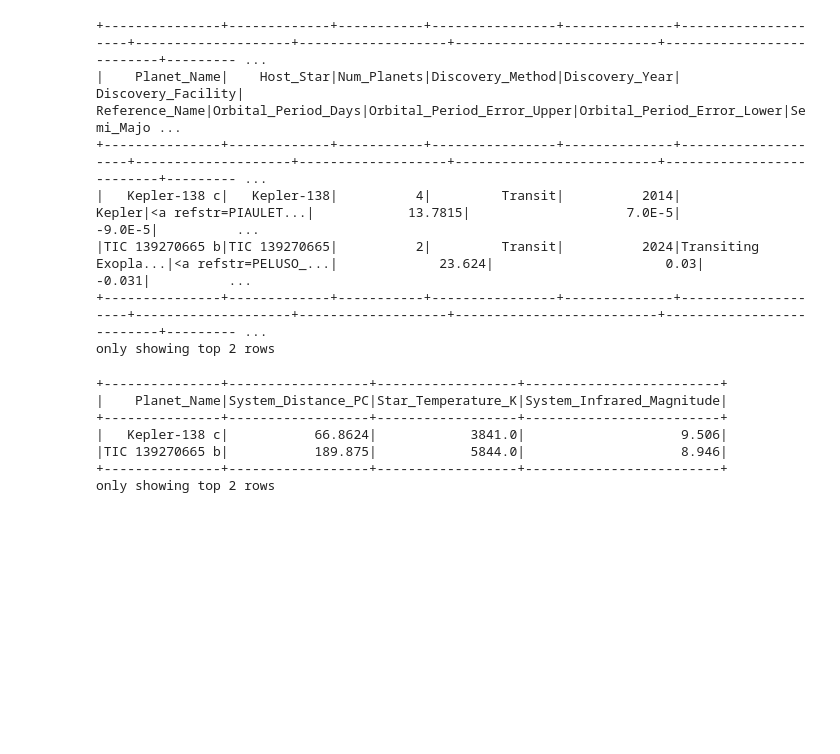
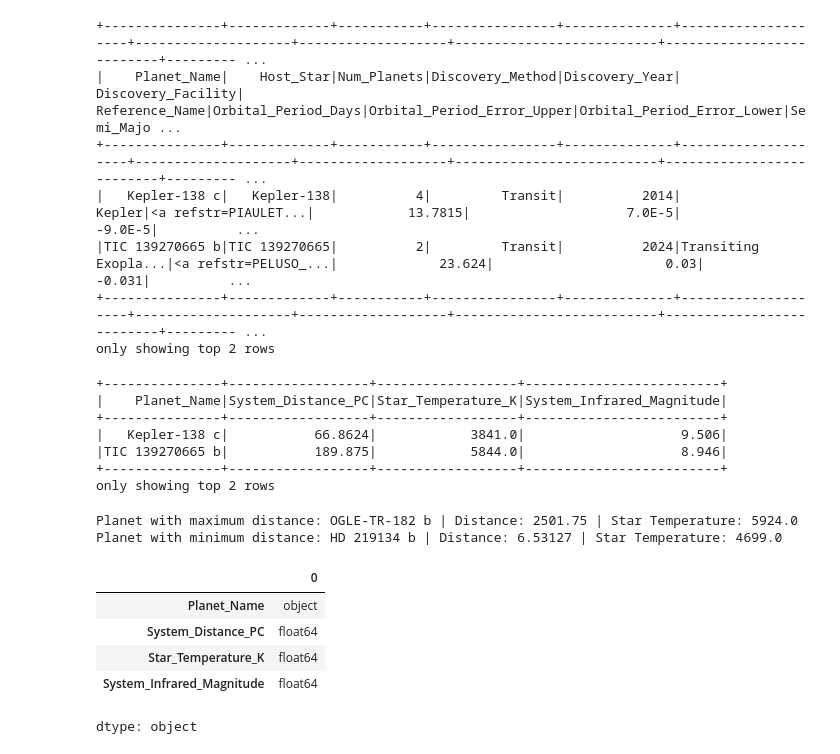
Before and after one commit to PatZ2346/ExoPlanet-Prediction, a Jupyter notebook: Exopredict-Data Analysis Questions/ExoPredict_Data_Analysis.ipynb, the cells around one changed output. Drawn from its saved outputs; the diff is of its cells as text; code cells hidden in the pictures; blank space fills up the shorter version.

```diff
--- a/Exopredict-Data Analysis Questions/ExoPredict_Data_Analysis.ipynb
+++ b/Exopredict-Data Analysis Questions/ExoPredict_Data_Analysis.ipynb
@@ -316 +325,25 @@ only showing top 2 rows
+# %%
+# Find the maximum and minimum system distances
+max_dist = pandas_df_1["System_Distance_PC"].max()
+min_dist = pandas_df_1["System_Distance_PC"].min()
+
+# Find the planet name and star temperature corresponding to max and min distances
+planet_max_dist = pandas_df_1.loc[pandas_df_1["System_Distance_PC"] == max_dist, ["Planet_Name", "Star_Temperature_K"]].values[0]
+planet_min_dist = pandas_df_1.loc[pandas_df_1["System_Distance_PC"] == min_dist, ["Planet_Name", "Star_Temperature_K"]].values[0]
+
+print("Planet with maximum distance:", planet_max_dist[0], "| Distance:", max_dist, "| Star Temperature:", planet_max_dist[1])
+print("Planet with minimum distance:", planet_min_dist[0], "| Distance:", min_dist, "| Star Temperature:", planet_min_dist[1])
+# %% [output]
+Planet with maximum distance: OGLE-TR-182 b | Distance: 2501.75 | Star Temperature: 5924.0
+Planet with minimum distance: HD 219134 b | Distance: 6.53127 | Star Temperature: 4699.0
+# %%
+# Check the datatype
+pandas_df_1.dtypes
+# %% [output]
+|  | 0 |
+| Planet_Name | object |
+| System_Distance_PC | float64 |
+| Star_Temperature_K | float64 |
+| System_Infrared_Magnitude | float64 |
+dtype: object
 # %%
```
Also changed, not shown: parts of 15 cells of this notebook, 5 other files.
